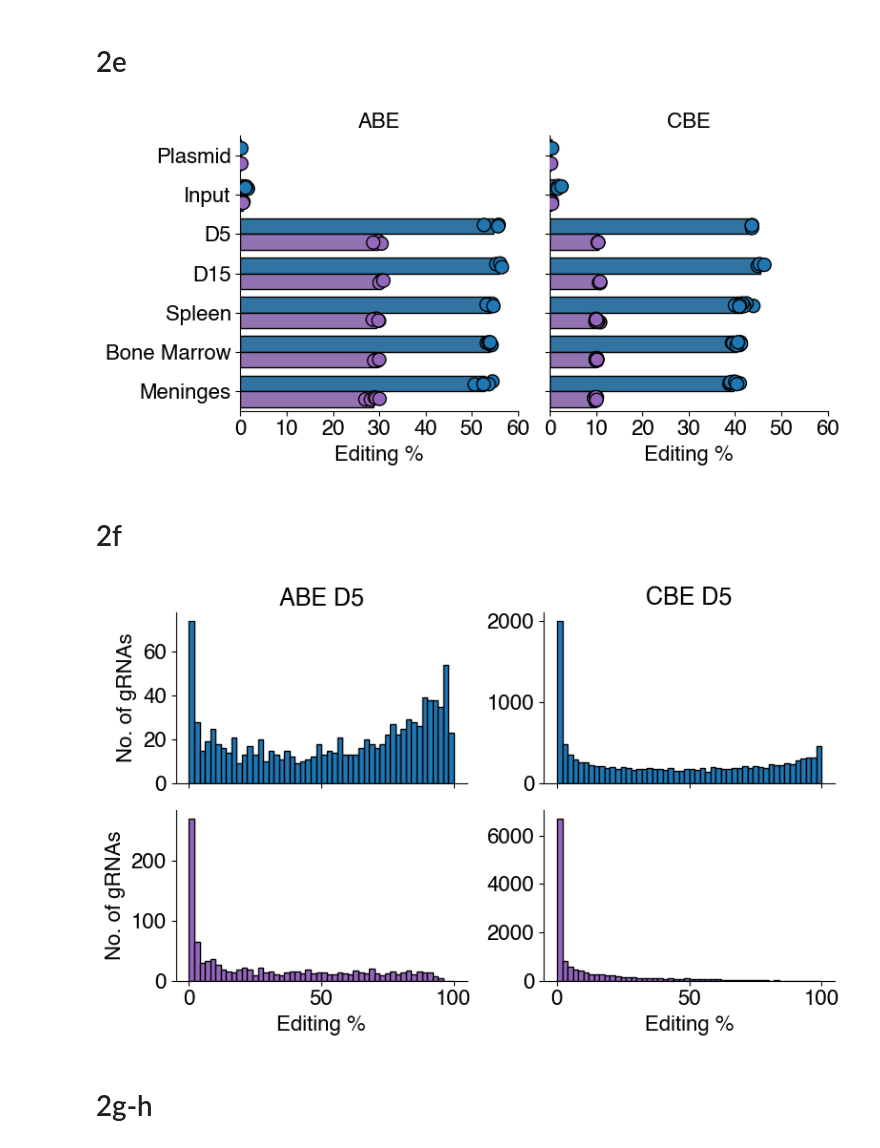
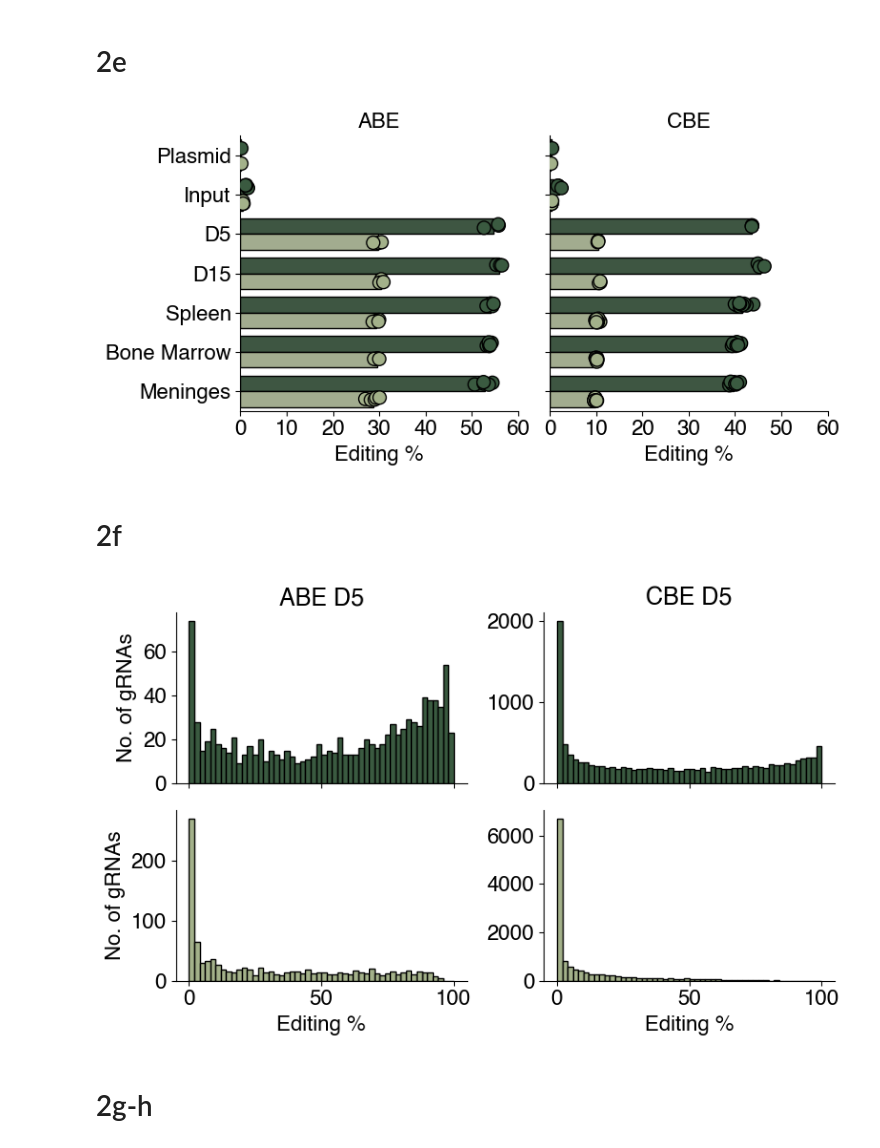
Before and after one commit to kexindon/B-ALL-in-vivo-base-editing, a Jupyter notebook: figure2.ipynb, the cells around one changed output. Cells and saved outputs as stored; diff of their text form; code cells hidden in the pictures.

```diff
--- a/figure2.ipynb
+++ b/figure2.ipynb
@@ -274,34 +277,33 @@ ABE_editing = pd.concat((ABE_editing1, ABE_editing2))
 # %%
 fig, ax = plt.subplots(1,2, figsize=(8,4), sharey=True, sharex=True)
 
-sns.barplot(data = ABE_editing, y='Sample', x='Editing %', hue='Edit Type', ax=ax[0], edgecolor='black', linewidth=1, palette = ['tab:blue', 'tab:purple'], order=order)
-sns.barplot(data = CBE_editing, y='Sample', x='Editing %', hue='Edit Type', ax=ax[1], edgecolor='black', linewidth=1, palette = ['tab:blue', 'tab:purple'],order=order)#), legend=False)
+sns.barplot(data = ABE_editing, y='Sample', x='Editing %', hue='Edit Type', ax=ax[0], edgecolor='black', linewidth=1, palette = ['#3a5a40', '#a3b18a'], order=order)
+sns.barplot(data = CBE_editing, y='Sample', x='Editing %', hue='Edit Type', ax=ax[1], edgecolor='black', linewidth=1, palette = ['#3a5a40', '#a3b18a'],order=order)#), legend=False)
 
 
-sns.stripplot(data = ABE_editing, y='Sample', x='Editing %', hue='Edit Type', ax=ax[0], edgecolor='black', linewidth=1, palette = ['tab:blue', 'tab:purple'], order=order, dodge=True, s=10)
-sns.stripplot(data = CBE_editing, y='Sample', x='Editing %', hue='Edit Type', ax=ax[1], edgecolor='black', linewidth=1, palette = ['tab:blue', 'tab:purple'],order=order, dodge=True, s=10)#), legend=False)
-
+sns.stripplot(data = ABE_editing, y='Sample', x='Editing %', hue='Edit Type', ax=ax[0], edgecolor='black', linewidth=1, palette = ['#3a5a40', '#a3b18a'], order=order, dodge=True, s=10)
+sns.stripplot(data = CBE_editing, y='Sample', x='Editing %', hue='Edit Type', ax=ax[1], edgecolor='black', linewidth=1, palette = ['#3a5a40', '#a3b18a'],order=order, dodge=True, s=10)#), legend=False)
 #sns.stripplot(data = ABE_skew_df, y='Name', x='90/10 Skew Ratio', ax=ax[0], edgecolor='black', linewidth=1, palette = palette, order=order, s=10)
 #sns.stripplot(data = CBE_skew_df, y='Name', x='90/10 Skew Ratio', ax=ax[1], edgecolor='black', linewidth=1, palette = palette, order=order, s=10)
 
 ax[0].set_ylabel('')
 ax[1].set_ylabel('')
 ax[0].set_xticks([0,10,20,30,40,50,60])
 ax[0].spines[['top', 'right']].set_visible(False)
 ax[0].tick_params(axis='both', which='major', labelsize=16,)
 ax[1].spines[['top', 'right']].set_visible(False)
 ax[1].tick_params(axis='both', which='major', labelsize=16,)
 ax[0].set_title('ABE', fontsize=16)
 ax[1].set_title('CBE', fontsize=16)
 ax[0].set_xlabel('Editing %', fontsize=16)
 ax[1].set_xlabel('Editing %', fontsize=16)
 ax[0].legend([],[], frameon=False)
 ax[1].legend([],[], frameon=False)
 
 fig.tight_layout()
-#fig.savefig('figures/fig2e.pdf')
+fig.savefig('figures/fig2e.pdf')
 # %% [output]
-[figure, old version]
+[figure, new version]
 # %% [markdown]
 # 2f
 # %%
@@ -316,12 +318,11 @@ CBE_edits = pd.merge(d5_CBE, CBE_non_leg, on='gRNA_id')
 
 fig, ax = plt.subplots(2,2,figsize=(8,5), sharex=True, sharey=False)
 
-ax[0][0].hist(ABE_edits['target_base_edit_perc'], bins=np.linspace(0,100,51), linewidth=1, color='tab:blue', edgecolor='black')
-ax[1][0].hist(ABE_edits['corr_perc'], bins=np.linspace(0,100,51), linewidth=1, color='tab:purple', edgecolor='black')
+ax[0][0].hist(ABE_edits['target_base_edit_perc'], bins=np.linspace(0,100,51), linewidth=1, color='#3a5a40', edgecolor='black')
+ax[1][0].hist(ABE_edits['corr_perc'], bins=np.linspace(0,100,51), linewidth=1, color='#a3b18a', edgecolor='black')
 
-ax[0][1].hist(CBE_edits['target_base_edit_perc'], bins=np.linspace(0,100,51), color='tab:blue', linewidth=1, edgecolor='black')
-ax[1][1].hist(CBE_edits['corr_perc'], bins=np.linspace(0,100,51), linewidth=1, color='tab:purple', edgecolor='black')
-
+ax[0][1].hist(CBE_edits['target_base_edit_perc'], bins=np.linspace(0,100,51), color='#3a5a40', linewidth=1, edgecolor='black')
+ax[1][1].hist(CBE_edits['corr_perc'], bins=np.linspace(0,100,51), linewidth=1, color='#a3b18a', edgecolor='black')
 ax[0][0].spines[['top', 'right']].set_visible(False)
 ax[0][0].tick_params(axis='both', which='major', labelsize=16,)
 ax[1][0].spines[['top', 'right']].set_visible(False)
@@ -339,9 +340,9 @@ ax[0][0].set_title('ABE D5', fontsize=18)
 ax[0][1].set_title('CBE D5', fontsize=18)
 
 fig.tight_layout()
-#fig.savefig('figures/fig2f.pdf')
+fig.savefig('figures/fig2f.pdf')
 # %% [output]
-[figure, old version]
+[figure, new version]
 # %% [markdown]
 # 2g-h
 # %%
```
Also changed, not shown: parts of 1 cell of this notebook, 34 other files.
